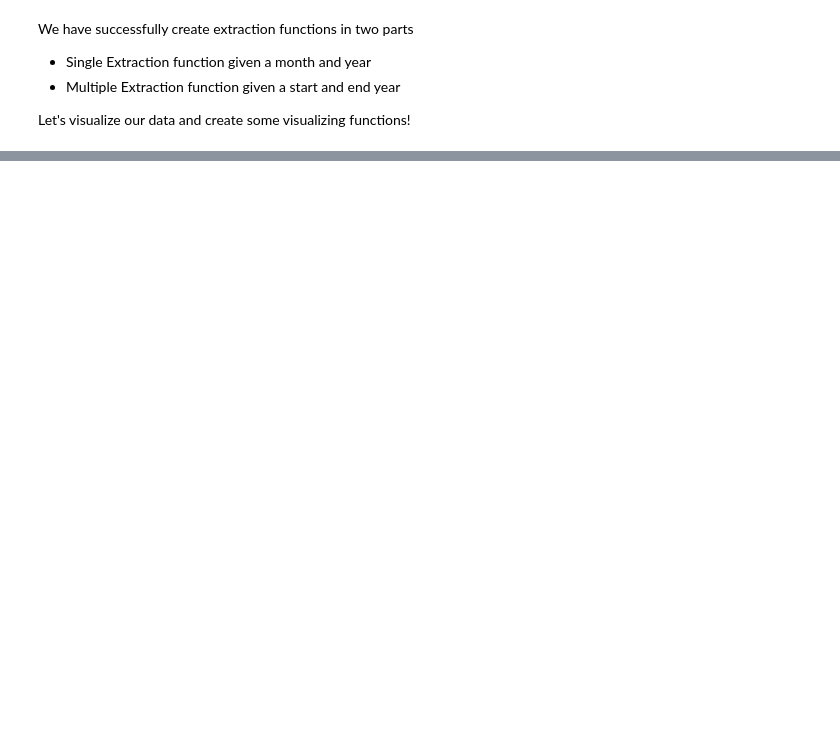
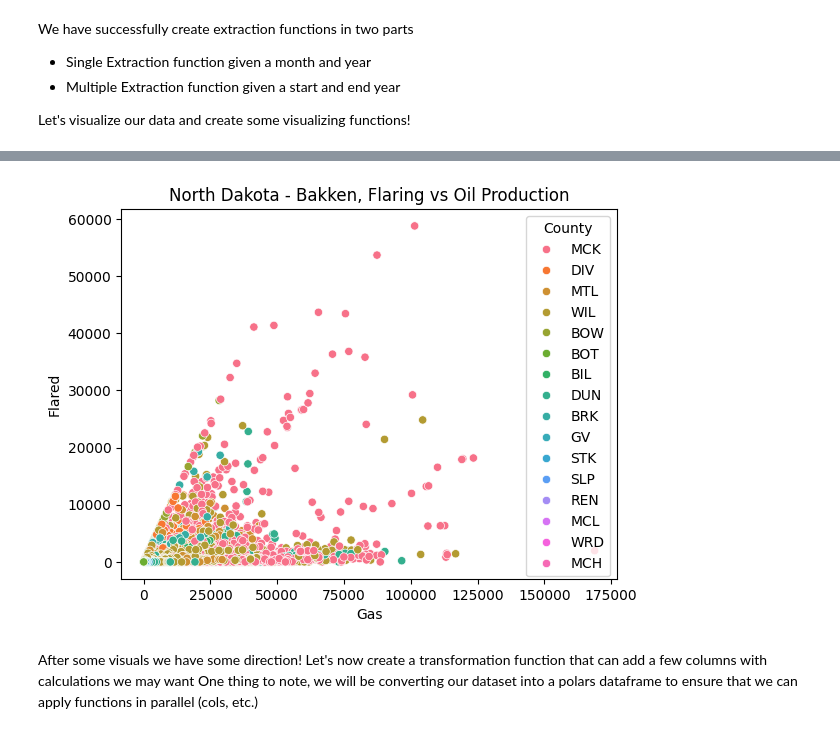
Before and after one commit to aangelsalazarr/emissions_tracker, a Jupyter notebook: bakken_ET.ipynb, the cells around one changed output, grey strips where cells are left out. Cells and saved outputs as stored; diff of their text form; code cells hidden in the pictures; blank space fills up the shorter version.

```diff
--- a/bakken_ET.ipynb
+++ b/bakken_ET.ipynb
@@ -143,0 +143,11 @@ plt.show()
+# %%
+plt.figure()
+sns.scatterplot(data=test_df, x="Gas", y="Flared", hue="County")
+plt.title("North Dakota - Bakken, Flaring vs Oil Production")
+plt.show()
+# %% [output]
+[figure, added]
+# %% [markdown]
+After some visuals we have some direction!
+Let's now create a transformation function that can add a few columns with calculations we may want
+One thing to note, we will be converting our dataset into a polars dataframe to ensure that we can apply functions in parallel (cols, etc.)
```
Also changed, not shown: parts of 9 cells of this notebook, 2 other files.
